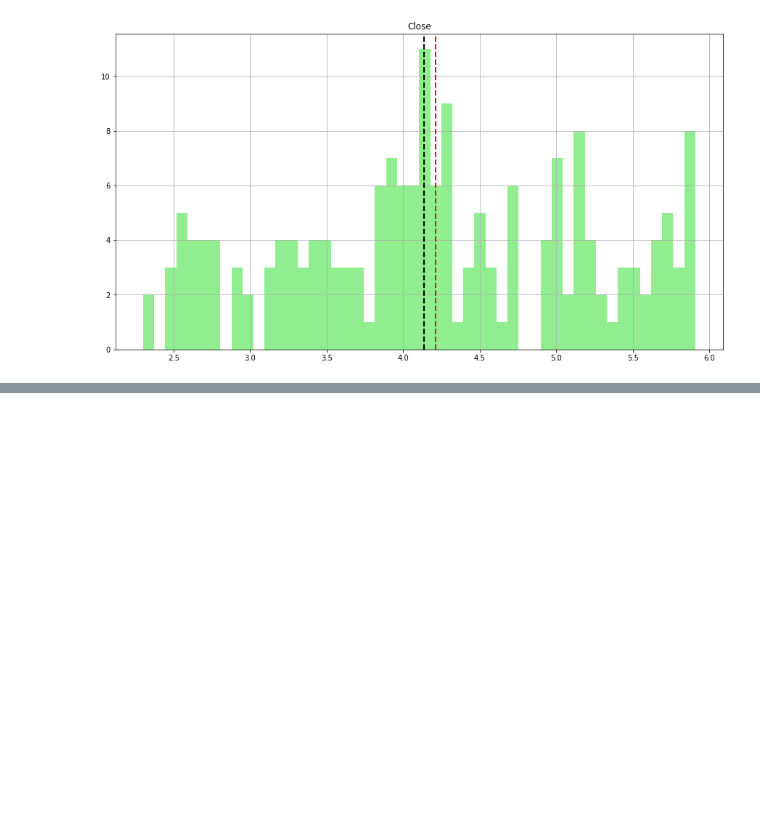
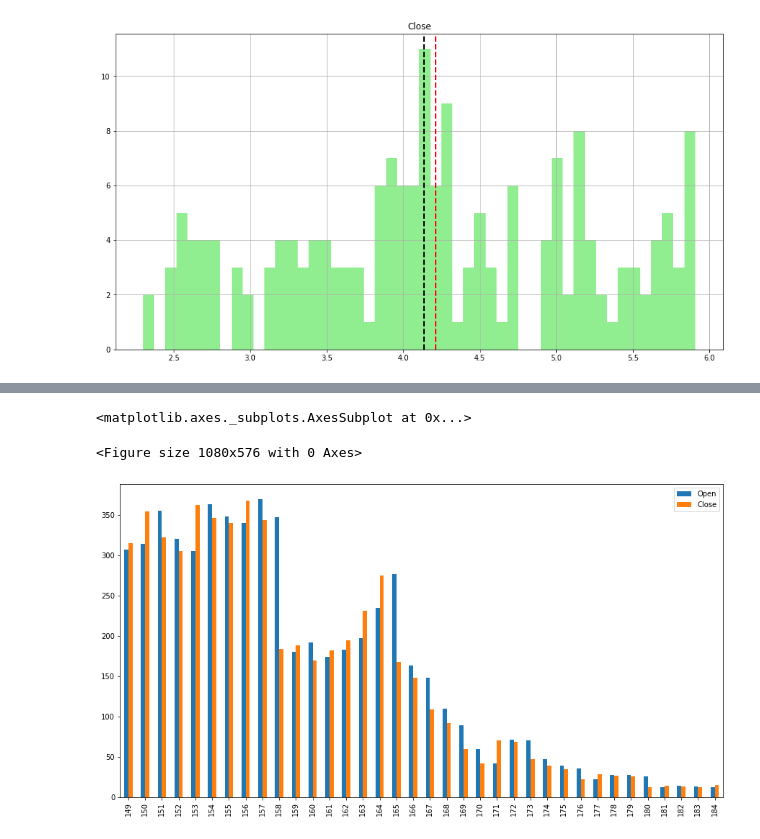
Before and after one commit to prav87654/Regression-YesBank-Stock-Prediction, a Jupyter notebook: Yes_Bank_Stock_Prediction(Praveen_S)_Regression_model.ipynb, the cells around one changed output, grey strips where cells are left out. Drawn from its saved outputs; the diff is of its cells as text; code cells hidden in the pictures; blank space fills up the shorter version.

```diff
--- a/Yes_Bank_Stock_Prediction(Praveen_S)_Regression_model.ipynb
+++ b/Yes_Bank_Stock_Prediction(Praveen_S)_Regression_model.ipynb
@@ -208,0 +254,9 @@ plt.show()
+# %%
+# Defining the size of the graph
+plt.figure(figsize=(15,8))
+#Plotting a bar graph comparing Open and Close
+df[['Open','Close']].tail(36).plot(kind='bar',figsize=(15,8))
+# %% [output]
+<matplotlib.axes._subplots.AxesSubplot at 0x...>
+<Figure size 1080x576 with 0 Axes>
+[figure, added]
```
Also changed, not shown: parts of 6 cells of this notebook.
